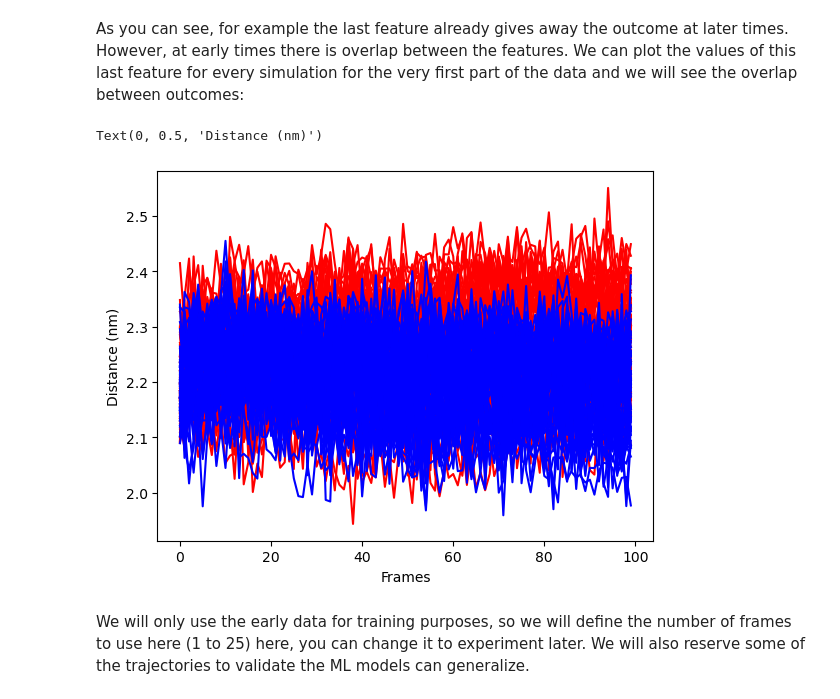
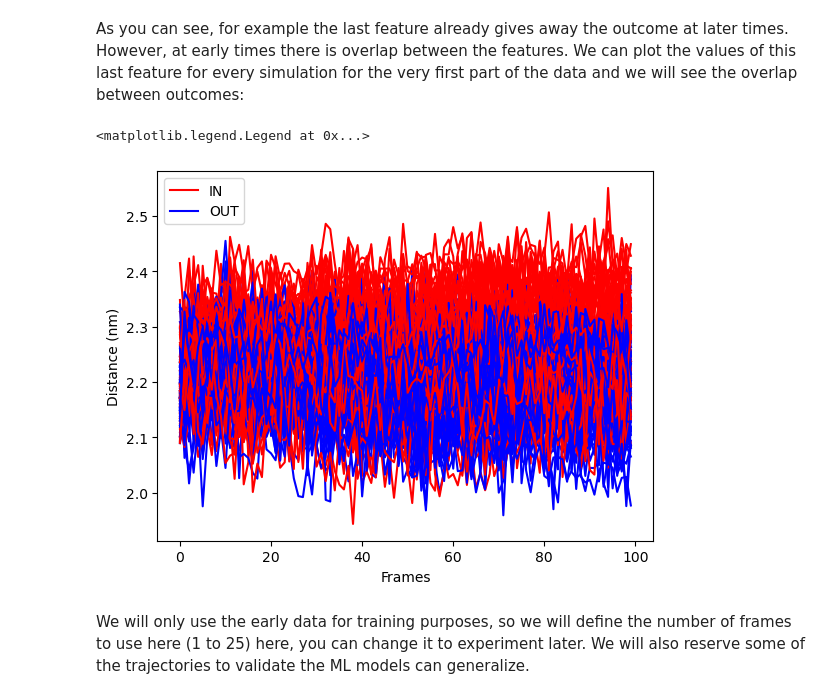
Before and after one commit to rostaresearch/enhanced-sampling-workshop-2022, a Jupyter notebook: Day1/4.MLTSA/4.2.Trypsin_Unbinding.ipynb, the cells around one changed output. Saved outputs shown, nothing was run; the diff lists cells and outputs as text; code cells hidden in the pictures.

Commit message:
Updated MLTSA plot
Fixed labels for legend in example plot.

```diff
--- a/Day1/4.MLTSA/4.2.Trypsin_Unbinding.ipynb
+++ b/Day1/4.MLTSA/4.2.Trypsin_Unbinding.ipynb
@@ -76,13 +76,15 @@ plt.legend();
 # %% [markdown]
 As you can see, for example the last feature already gives away the outcome at later times. However, at early times there is overlap between the features. We can plot the values of this last feature for every simulation for the very first part of the data and we will see the overlap between outcomes:
 # %%
-plt.plot(data[:60, :100, -1].T, c="r", label="IN") #First 60 are IN
-plt.plot(data[-60:, :100, -1].T, c="b", label="OUT") #Last 60 are out
+for i in range(60):
+    plt.plot(data[i, :100, -1], c="r", label="IN" if i == 0 else "")
+    plt.plot(data[-60+i, :100, -1], c="b", label="OUT" if i == 0 else "")
 plt.xlabel("Frames")
 plt.ylabel("Distance (nm)")
+plt.legend()
 # %% [output]
-Text(0, 0.5, 'Distance (nm)')
+<matplotlib.legend.Legend at 0x...>
-[figure, old version]
+[figure, new version]
 # %% [markdown]
 We will only use the early data for training purposes, so we will define the number of frames to use here (1 to 25) here, you can change it to experiment later. We will also reserve some of the trajectories to validate the ML models can generalize.
 # %%
```
